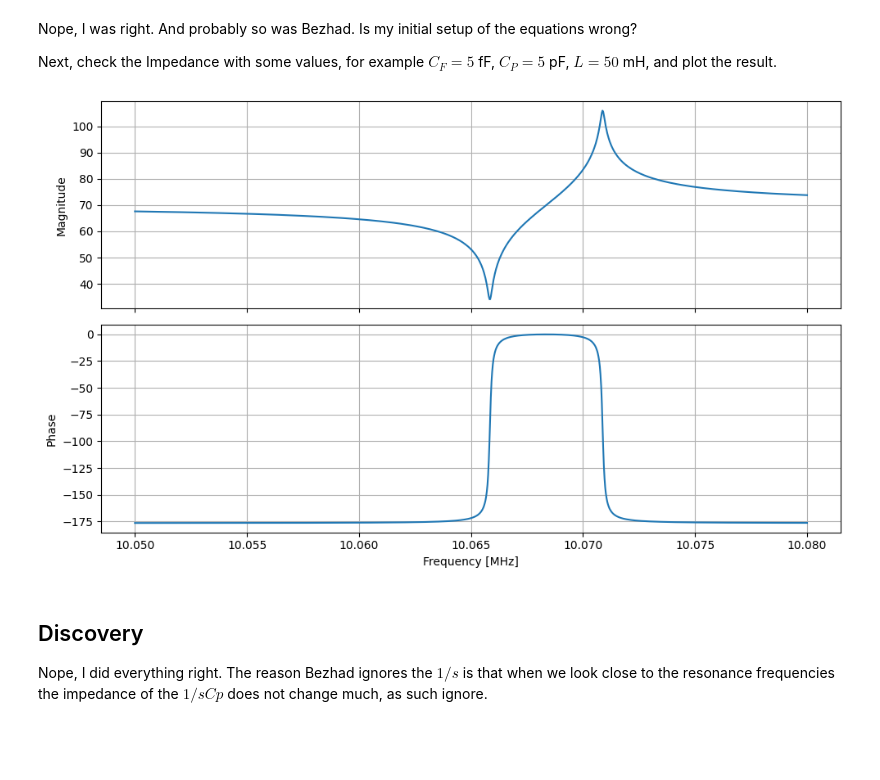
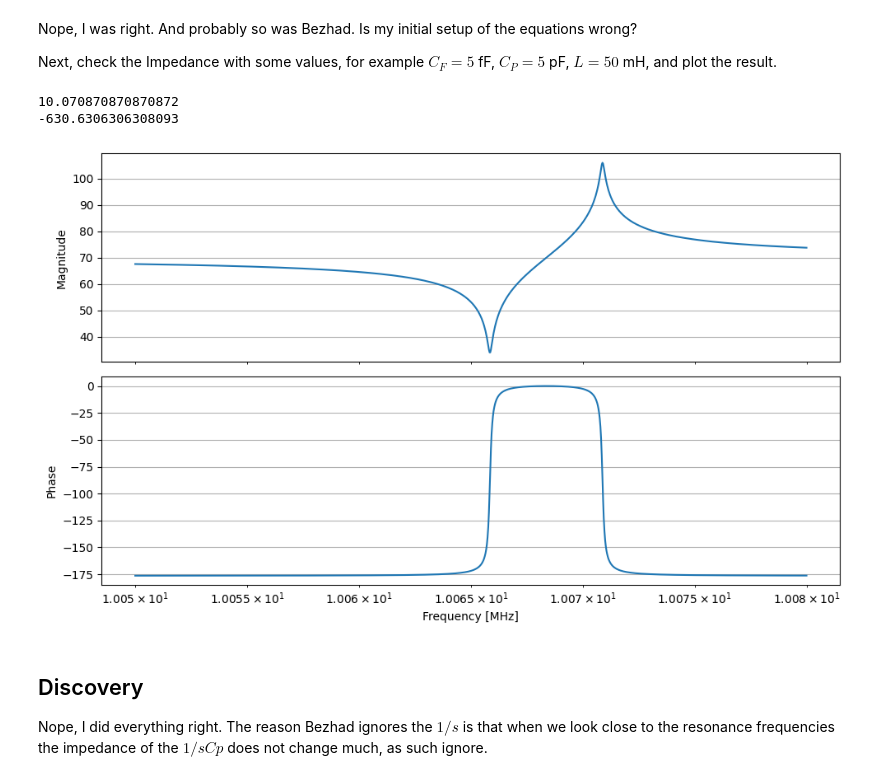
Before and after one commit to wulffern/aic2024, a Jupyter notebook: jupyter/xosc.ipynb, the cells around one changed output. Saved outputs shown, nothing was run; the diff lists cells and outputs as text; code cells hidden in the pictures; blank space fills up the shorter version.

```diff
--- a/jupyter/xosc.ipynb
+++ b/jupyter/xosc.ipynb
@@ -63,17 +63,24 @@ func = lambdify(s, Z,'numpy')
 Znum = func(w)
 # %%
 fig, ax = plt.subplots(2,1,figsize=(10,6),sharex=True)
-ax[0].plot(f*1e-6,20*np.log10(np.abs(Znum)))
+ax[0].semilogx(f*1e-6,20*np.log10(np.abs(Znum)))
 ax[0].grid(True)
 ax[0].set_ylabel("Magnitude")
 ax[1].plot(f*1e-6,(np.angle(Znum) - np.max(np.angle(Znum)))/(np.pi*2)*360)
 ax[1].set_xlabel("Frequency [MHz]")
 ax[1].set_ylabel("Phase")
 ax[1].grid(True)
 plt.tight_layout()
 plt.savefig("../media/xosc_res.svg")
+print(f[np.argmax(np.abs(Znum))]/1e6)
+#10.071831831831831
+#10.06897897897898 @ 8pF
+#10.070870870870872 @ 5pF
+print((10.06897897897898  - 10.070870870870872)/3*1e6)
 # %% [output]
+10.070870870870872
+-630.6306306308093
-[figure, old version]
+[figure, new version]
 # %% [markdown]
 ## Discovery
 
```
Also changed, not shown: parts of 2 cells of this notebook, 21 other files.
